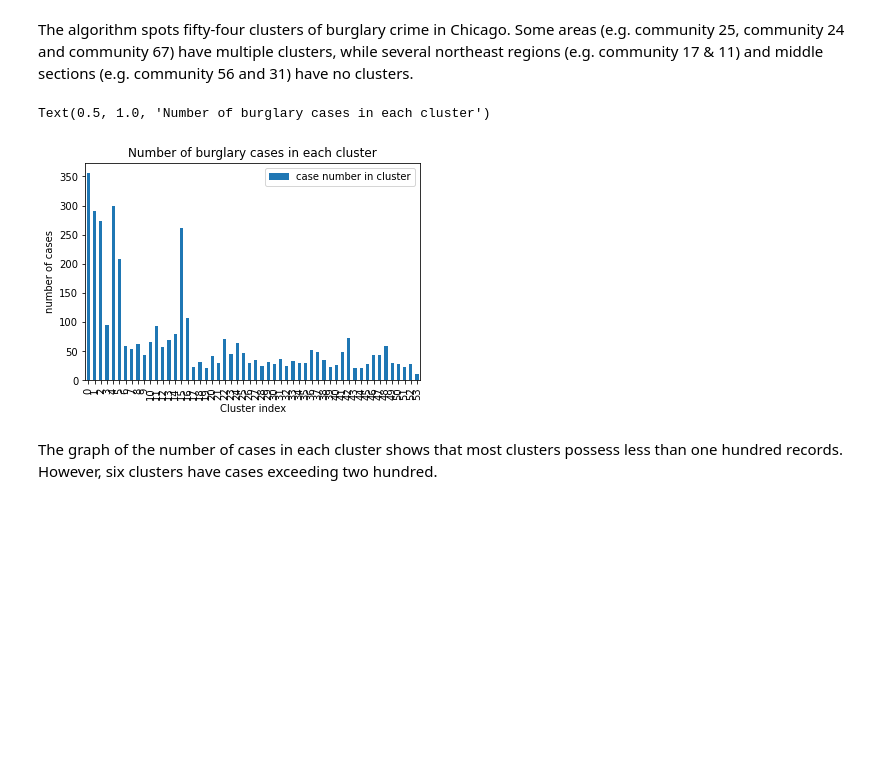
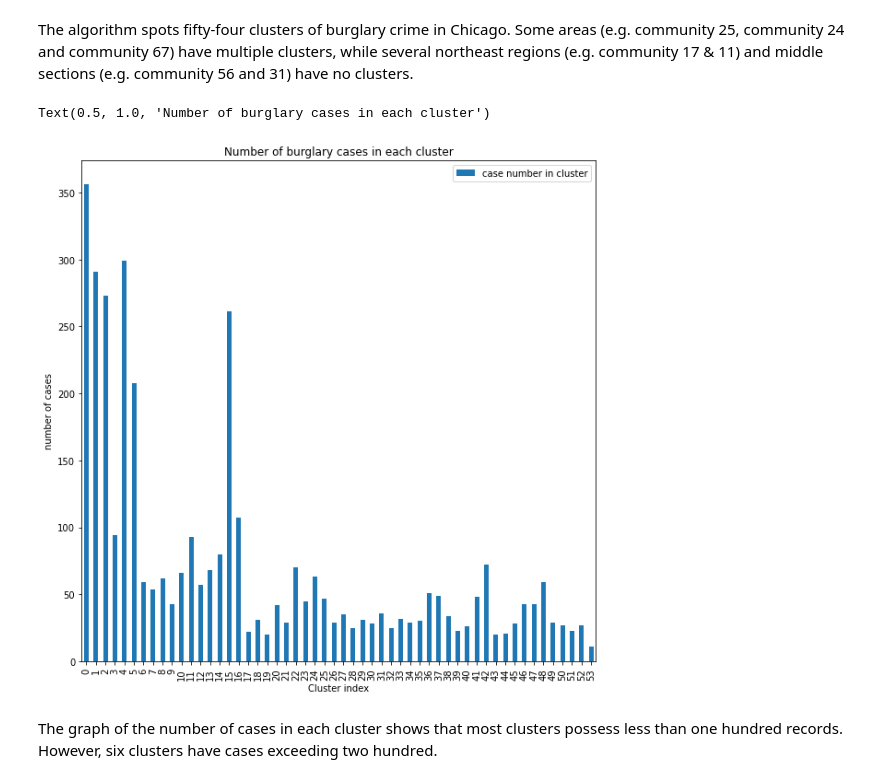
Before and after one commit to NijunJiang/CASA_CW, a Jupyter notebook: coursework.ipynb, the cells around one changed output. Saved outputs shown, nothing was run; the diff lists cells and outputs as text; code cells hidden in the pictures; blank space fills up the shorter version.

```diff
--- a/coursework.ipynb
+++ b/coursework.ipynb
@@ -602,18 +606,18 @@ The algorithm spots fifty-four clusters of burglary crime in Chicago. Some areas
 # %%
 # plot the total case number of each cluster
 cluster_stats = DBSCAN_result["DBSCAN_opt_labels"].value_counts().to_frame()
 cluster_stats = cluster_stats.rename(
     columns={"DBSCAN_opt_labels": "case number in cluster"}
 )
 
 cluster_stats = cluster_stats.iloc[1:, :]  # remove the noise row
-ax = cluster_stats.sort_index().plot.bar()
+ax = cluster_stats.sort_index().plot.bar(figsize=(10,10))
 ax.set_xlabel("Cluster index")
 ax.set_ylabel("number of cases")
 ax.set_title("Number of burglary cases in each cluster")
 # %% [output]
 Text(0.5, 1.0, 'Number of burglary cases in each cluster')
-[figure, old version]
+[figure, new version]
 # %% [markdown]
 The graph of the number of cases in each cluster shows that most clusters possess less than one hundred records. However, six clusters have cases exceeding two hundred.
 # %% [markdown]
```
Also changed, not shown: parts of 13 cells of this notebook.
